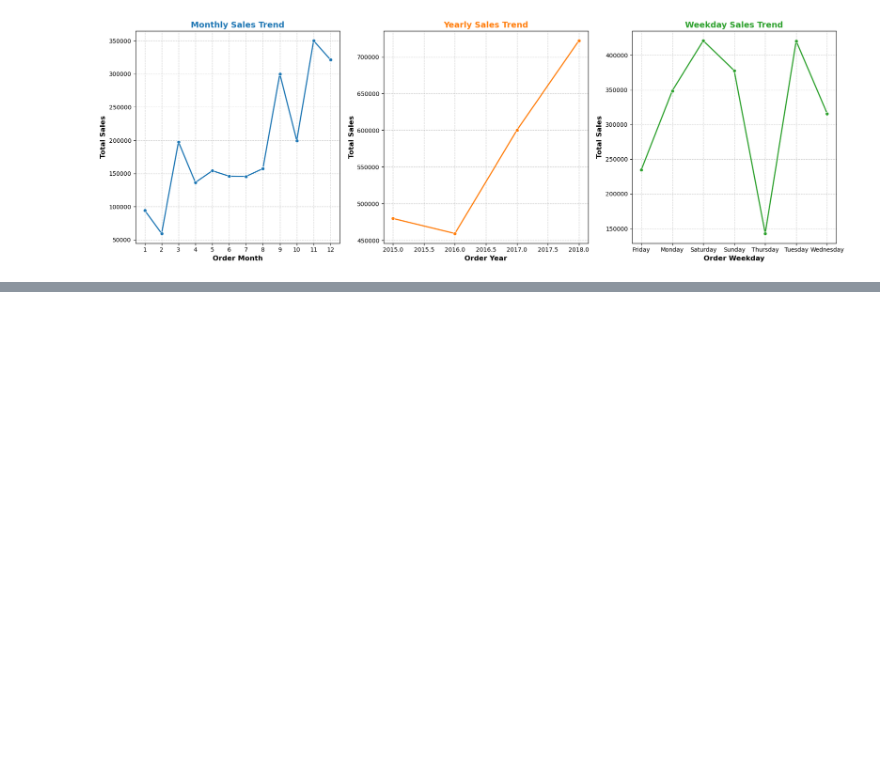
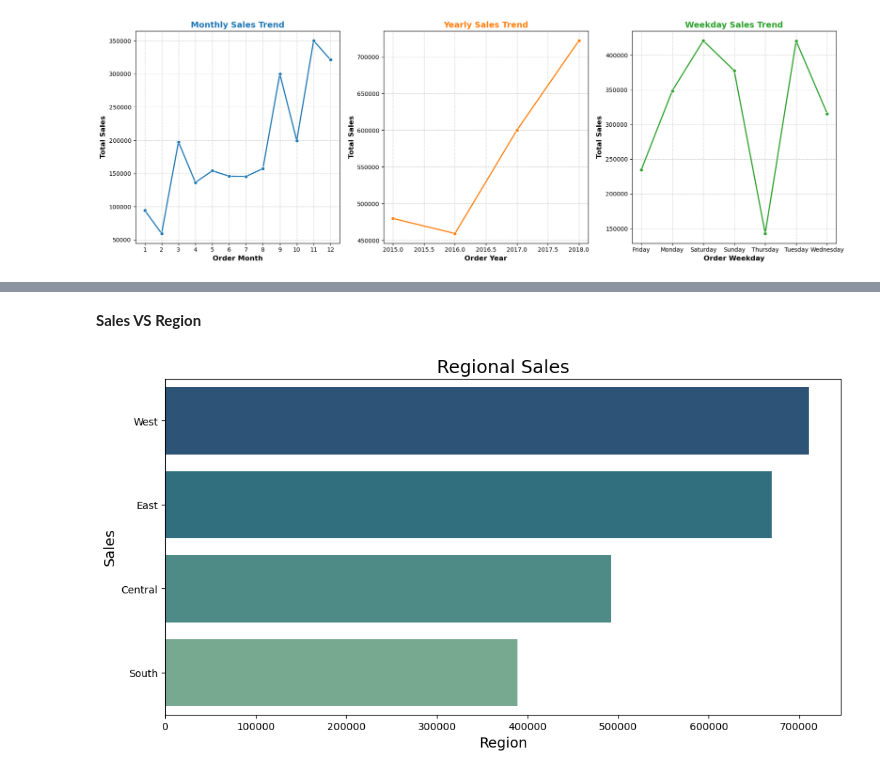
Before and after one commit to danisharain12/Exploratory-Data-Analysis-Projects, a Jupyter notebook: USA Super Store Sales Analysis/Super Store Sales Analysis.ipynb, the cells around one changed output, grey strips where cells are left out. Cells and saved outputs as stored; diff of their text form; code cells hidden in the pictures; blank space fills up the shorter version.

```diff
--- a/USA Super Store Sales Analysis/Super Store Sales Analysis.ipynb
+++ b/USA Super Store Sales Analysis/Super Store Sales Analysis.ipynb
@@ -579,0 +559,15 @@ sns.scatterplot(x=df['Sales'], y=df['Order ID'].map(df['Order ID'].value_counts(
+# %% [markdown]
+**Sales VS Region**
+# %%
+plt.figure(figsize=(12,6))
+plt.subplot(1,1,1)
+
+region = df.groupby('Region')['Sales'].sum().sort_values(ascending=False)
+sns.barplot(x=region.values, y=region.index, palette = 'crest_r')
+
+plt.xlabel('Region', fontsize=14)
+plt.ylabel('Sales', fontsize=14)
+plt.title('Regional Sales', fontsize=18)
+plt.show()
+# %% [output]
+[figure, added]
```
Also changed, not shown: parts of 26 cells of this notebook.
